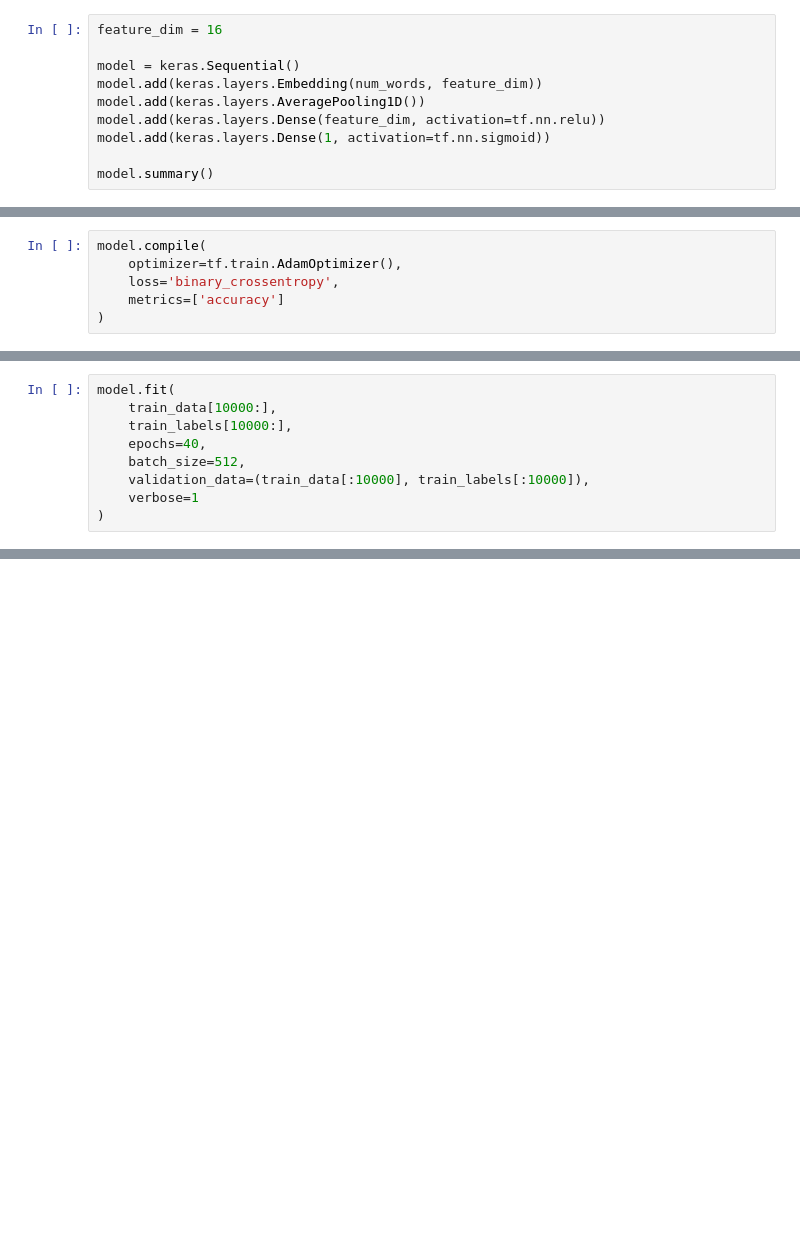
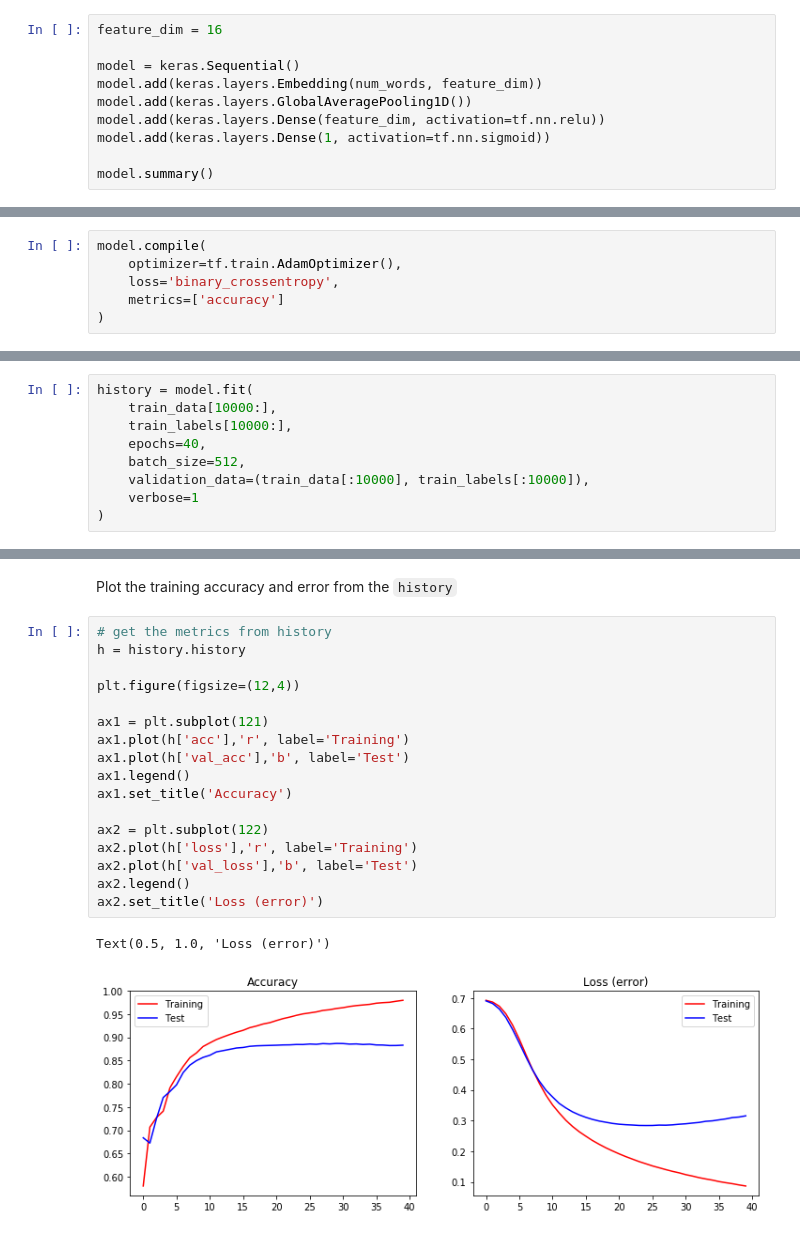
Before and after one commit to avansp/learning-deep-learning, a Jupyter notebook: hello-worlds/03_TextClassification.ipynb, the cells around one changed output, grey strips where cells are left out. Drawn from its saved outputs; the diff is of its cells as text; blank space fills up the shorter version.

Commit message:
Finished text classification

```diff
--- a/hello-worlds/03_TextClassification.ipynb
+++ b/hello-worlds/03_TextClassification.ipynb
@@ -115,7 +118,7 @@ feature_dim = 16
 
 model = keras.Sequential()
 model.add(keras.layers.Embedding(num_words, feature_dim))
-model.add(keras.layers.AveragePooling1D())
+model.add(keras.layers.GlobalAveragePooling1D())
 model.add(keras.layers.Dense(feature_dim, activation=tf.nn.relu))
 model.add(keras.layers.Dense(1, activation=tf.nn.sigmoid))
 
@@ -149,7 +153,7 @@ model.compile(
 
 Usually the training data is split into into training & validation set, randomly. Just to make it easier, we split the first 10000 samples as our validation data, and the model is trained on the remaining ones.
 # %%
-model.fit(
+history = model.fit(
     train_data[10000:],
     train_labels[10000:],
     epochs=40,
@@ -161,0 +193,22 @@ ValueError: Error when checking target: expected dense_1 to have 3 dimensions, b
+# %% [markdown]
+Plot the training accuracy and error from the `history`
+# %%
+# get the metrics from history
+h = history.history
+
+plt.figure(figsize=(12,4))
+
+ax1 = plt.subplot(121)
+ax1.plot(h['acc'],'r', label='Training')
+ax1.plot(h['val_acc'],'b', label='Test')
+ax1.legend()
+ax1.set_title('Accuracy')
+
+ax2 = plt.subplot(122)
+ax2.plot(h['loss'],'r', label='Training')
+ax2.plot(h['val_loss'],'b', label='Test')
+ax2.legend()
+ax2.set_title('Loss (error)')
+# %% [output]
+Text(0.5, 1.0, 'Loss (error)')
+[figure, added]
```
Also changed, not shown: parts of 7 cells of this notebook.
